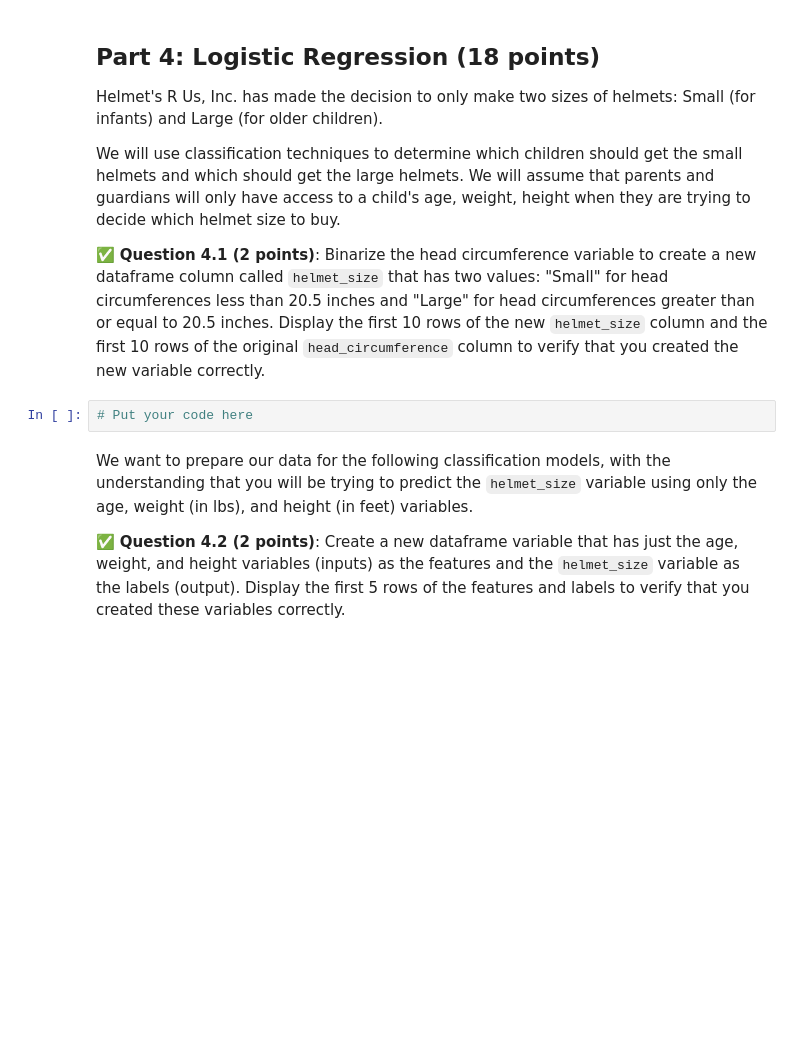
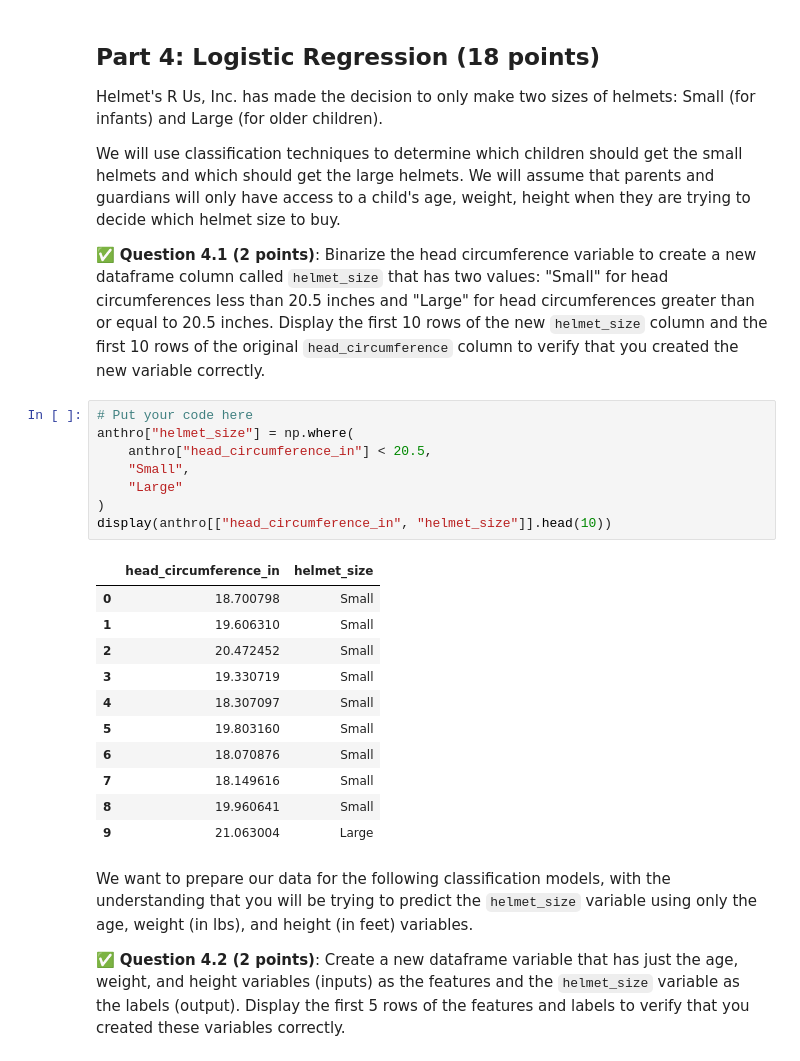
Before and after one commit to Jaehan-MSU/cmse202-s26-turnin, a Jupyter notebook: hw-04/HW-04_RegressionClassification-Jaehan-Kim.ipynb, the cells around one changed output. Saved outputs shown, nothing was run; the diff lists cells and outputs as text; blank space fills up the shorter version.

```diff
--- a/hw-04/HW-04_RegressionClassification-Jaehan-Kim.ipynb
+++ b/hw-04/HW-04_RegressionClassification-Jaehan-Kim.ipynb
@@ -262,8 +262,26 @@ Helmet's R Us, Inc. has made the decision to only make two sizes of helmets: Sma
 We will use classification techniques to determine which children should get the small helmets and which should get the large helmets. We will assume that parents and guardians will only have access to a child's age, weight, height when they are trying to decide which helmet size to buy.
 
 &#9989;  **Question 4.1 (2 points)**: Binarize the head circumference variable to create a new dataframe column called `helmet_size` that has two values: "Small" for head circumferences less than 20.5 inches and "Large" for head circumferences greater than or equal to 20.5 inches. Display the first 10 rows of the new `helmet_size` column and the first 10 rows of the original `head_circumference` column to verify that you created the new variable correctly.
-# %%
-# Put your code here
+# %%
+# Put your code here
+anthro["helmet_size"] = np.where(
+    anthro["head_circumference_in"] < 20.5,
+    "Small",
+    "Large"
+)
+display(anthro[["head_circumference_in", "helmet_size"]].head(10))
+# %% [output]
+|  | head_circumference_in | helmet_size |
+| 0 | 18.700798 | Small |
+| 1 | 19.606310 | Small |
+| 2 | 20.472452 | Small |
+| 3 | 19.330719 | Small |
+| 4 | 18.307097 | Small |
+| 5 | 19.803160 | Small |
+| 6 | 18.070876 | Small |
+| 7 | 18.149616 | Small |
+| 8 | 19.960641 | Small |
+| 9 | 21.063004 | Large |
 # %% [markdown]
 We want to prepare our data for the following classification models, with the understanding that you will be trying to predict the `helmet_size` variable using only the age, weight (in lbs), and height (in feet) variables.
 
```
Also changed, not shown: parts of 21 cells of this notebook.
